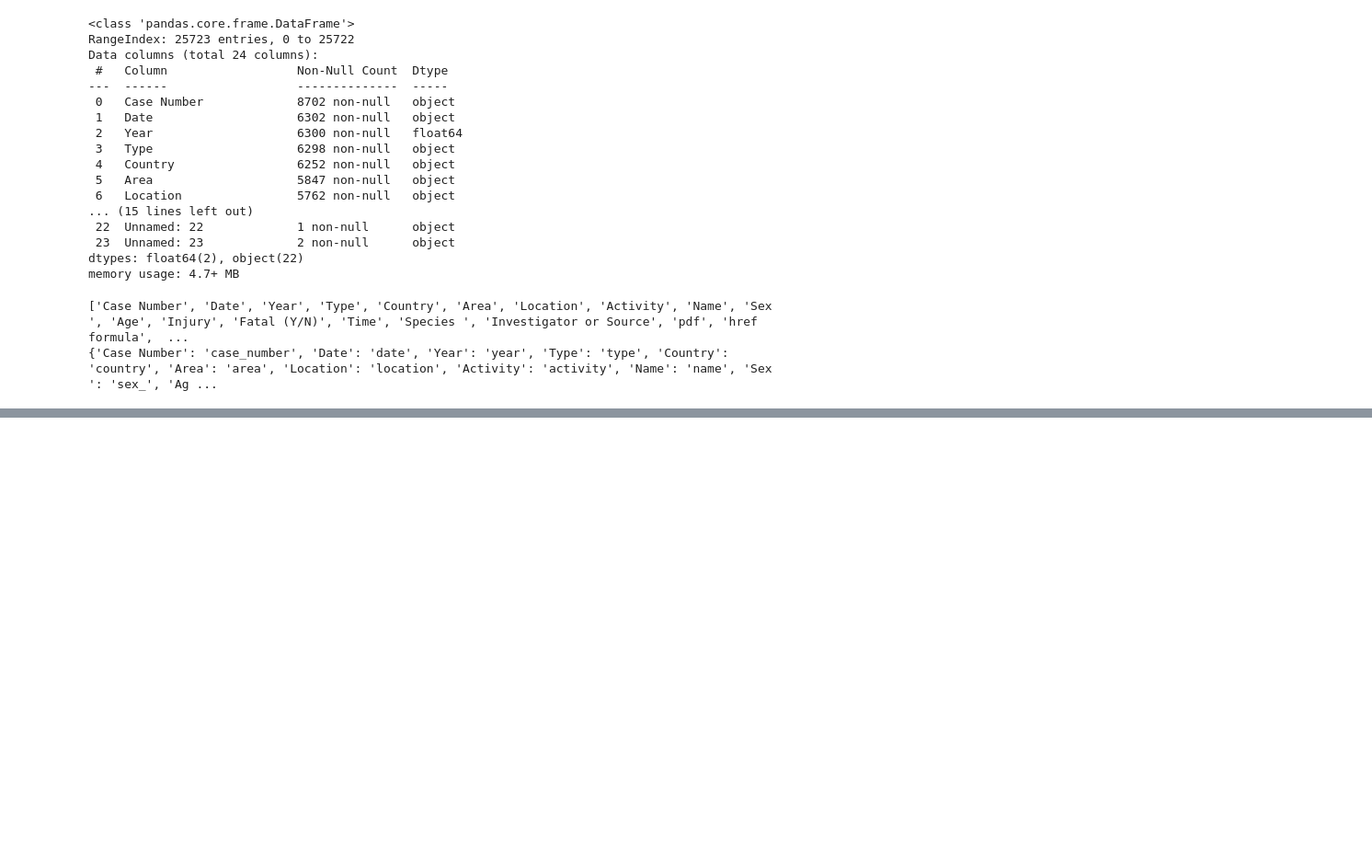
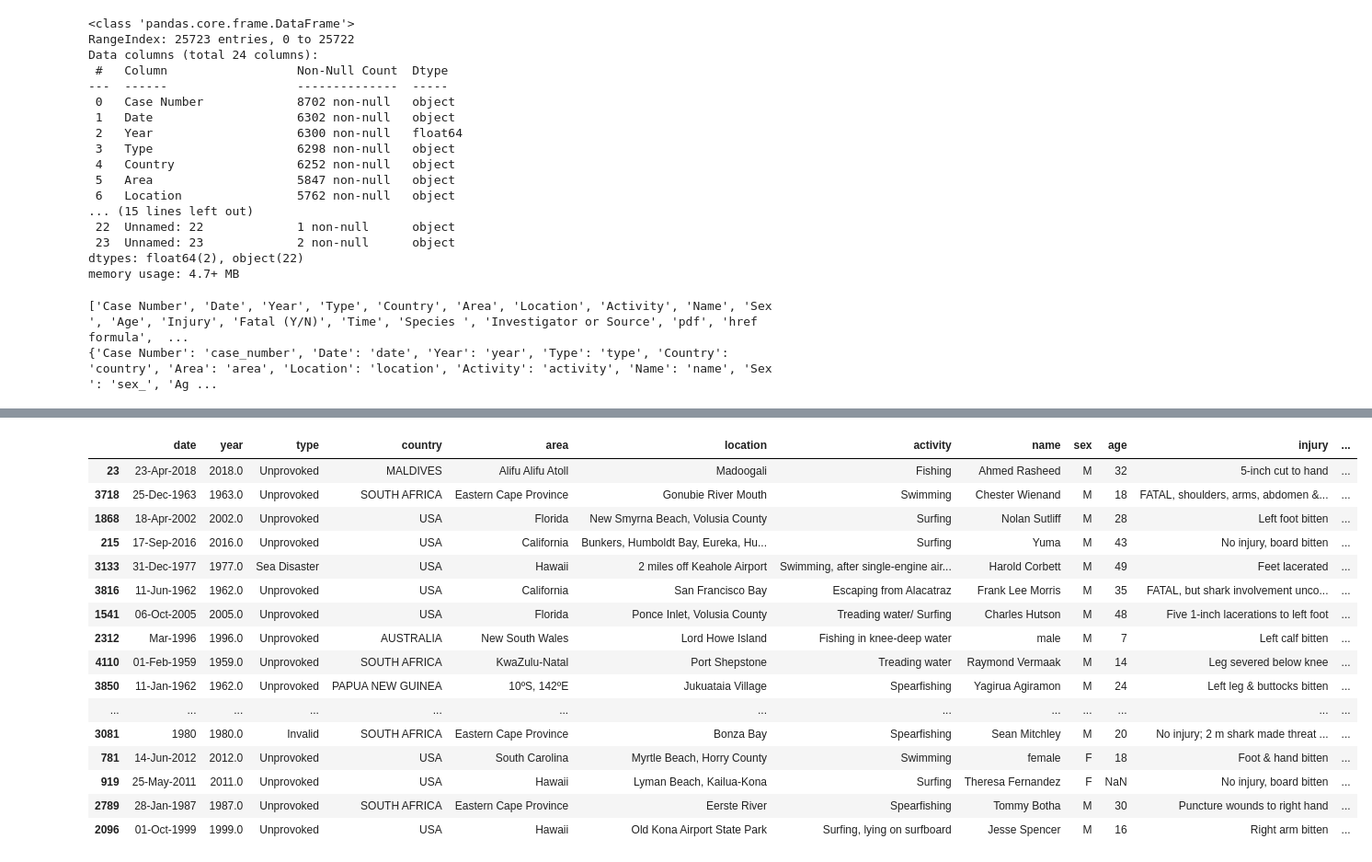
Before and after one commit to Gitfracto/data-cleaning-pandas, a Jupyter notebook: panditas.ipynb, the cells around one changed output, grey strips where cells are left out. Shown at 92% size. Cells and saved outputs as stored; diff of their text form; code cells hidden in the pictures; blank space fills up the shorter version.

```diff
--- a/panditas.ipynb
+++ b/panditas.ipynb
@@ -86,0 +94,3 @@ tiburon_renamed.head()
+# %%
+# we drop all duplicated rows, since we dont need duplicated data.
+tiburon_renamed.drop_duplicates(inplace=True)
@@ -86,0 +135,3 @@ tiburon_renamed.head()
+# %%
+#as we can see, unnamed 22 and 23 have 99% of the elements as NaN, so we can drop them
+tiburon_renamed.drop(["unnamed_22", "unnamed_23"],axis=1,inplace=True)
@@ -86,0 +182,3 @@ tiburon_renamed.head()
+# %%
+# Since they al reflect date, we will erase all the case_number columns and leave only the date column
+tiburon_renamed.drop(["case_number","case_number_1","case_number_2"],axis=1,inplace=True)
@@ -86,0 +201,25 @@ tiburon_renamed.head()
+# %%
+#Our df has 19 columns. With the code below we will be able to erase all rows with at least 18 NaN.
+#We do this now since we already thrim a bit the df.
+tiburon_renamed.dropna(thresh = 18, inplace=True )
+# %%
+# I do this in order to see a cleaner dataframe
+tiburon_renamed.sample(50)
+# %% [output]
+|  | date | year | type | country | area | location | activity | name | sex | age | injury | ... |
+| 23 | 23-Apr-2018 | 2018.0 | Unprovoked | MALDIVES | Alifu Alifu Atoll | Madoogali | Fishing | Ahmed Rasheed | M | 32 | 5-inch cut to hand | ... |
+| 3718 | 25-Dec-1963 | 1963.0 | Unprovoked | SOUTH AFRICA | Eastern Cape Province | Gonubie River Mouth | Swimming | Chester Wienand | M | 18 | FATAL, shoulders, arms, abdomen &... | ... |
+| 1868 | 18-Apr-2002 | 2002.0 | Unprovoked | USA | Florida | New Smyrna Beach, Volusia County | Surfing | Nolan Sutliff | M | 28 | Left foot bitten | ... |
+| 215 | 17-Sep-2016 | 2016.0 | Unprovoked | USA | California | Bunkers, Humboldt Bay, Eureka, Hu... | Surfing | Yuma | M | 43 | No injury, board bitten | ... |
+| 3133 | 31-Dec-1977 | 1977.0 | Sea Disaster | USA | Hawaii | 2 miles off Keahole Airport | Swimming, after single-engine air... | Harold Corbett | M | 49 | Feet lacerated | ... |
+| 3816 | 11-Jun-1962 | 1962.0 | Unprovoked | USA | California | San Francisco Bay | Escaping from Alacatraz | Frank Lee Morris | M | 35 | FATAL, but shark involvement unco... | ... |
+| 1541 | 06-Oct-2005 | 2005.0 | Unprovoked | USA | Florida | Ponce Inlet, Volusia County | Treading water/ Surfing | Charles Hutson | M | 48 | Five 1-inch lacerations to left foot | ... |
+| 2312 | Mar-1996 | 1996.0 | Unprovoked | AUSTRALIA | New South Wales | Lord Howe Island | Fishing in knee-deep water | male | M | 7 | Left calf bitten | ... |
+| 4110 | 01-Feb-1959 | 1959.0 | Unprovoked | SOUTH AFRICA | KwaZulu-Natal | Port Shepstone | Treading water | Raymond Vermaak | M | 14 | Leg severed below knee | ... |
+| 3850 | 11-Jan-1962 | 1962.0 | Unprovoked | PAPUA NEW GUINEA | 10ºS, 142ºE | Jukuataia Village | Spearfishing | Yagirua Agiramon | M | 24 | Left leg & buttocks bitten | ... |
+| ... | ... | ... | ... | ... | ... | ... | ... | ... | ... | ... | ... | ... |
+| 3081 | 1980 | 1980.0 | Invalid | SOUTH AFRICA | Eastern Cape Province | Bonza Bay | Spearfishing | Sean Mitchley | M | 20 | No injury; 2 m shark made threat ... | ... |
+| 781 | 14-Jun-2012 | 2012.0 | Unprovoked | USA | South Carolina | Myrtle Beach, Horry County | Swimming | female | F | 18 | Foot & hand bitten | ... |
+| 919 | 25-May-2011 | 2011.0 | Unprovoked | USA | Hawaii | Lyman Beach, Kailua-Kona | Surfing | Theresa Fernandez | F | NaN | No injury, board bitten | ... |
+| 2789 | 28-Jan-1987 | 1987.0 | Unprovoked | SOUTH AFRICA | Eastern Cape Province | Eerste River | Spearfishing | Tommy Botha | M | 30 | Puncture wounds to right hand | ... |
+| 2096 | 01-Oct-1999 | 1999.0 | Unprovoked | USA | Hawaii | Old Kona Airport State Park | Surfing, lying on surfboard | Jesse Spencer | M | 16 | Right arm bitten | ... |
```
Also changed, not shown: parts of 11 cells of this notebook.
